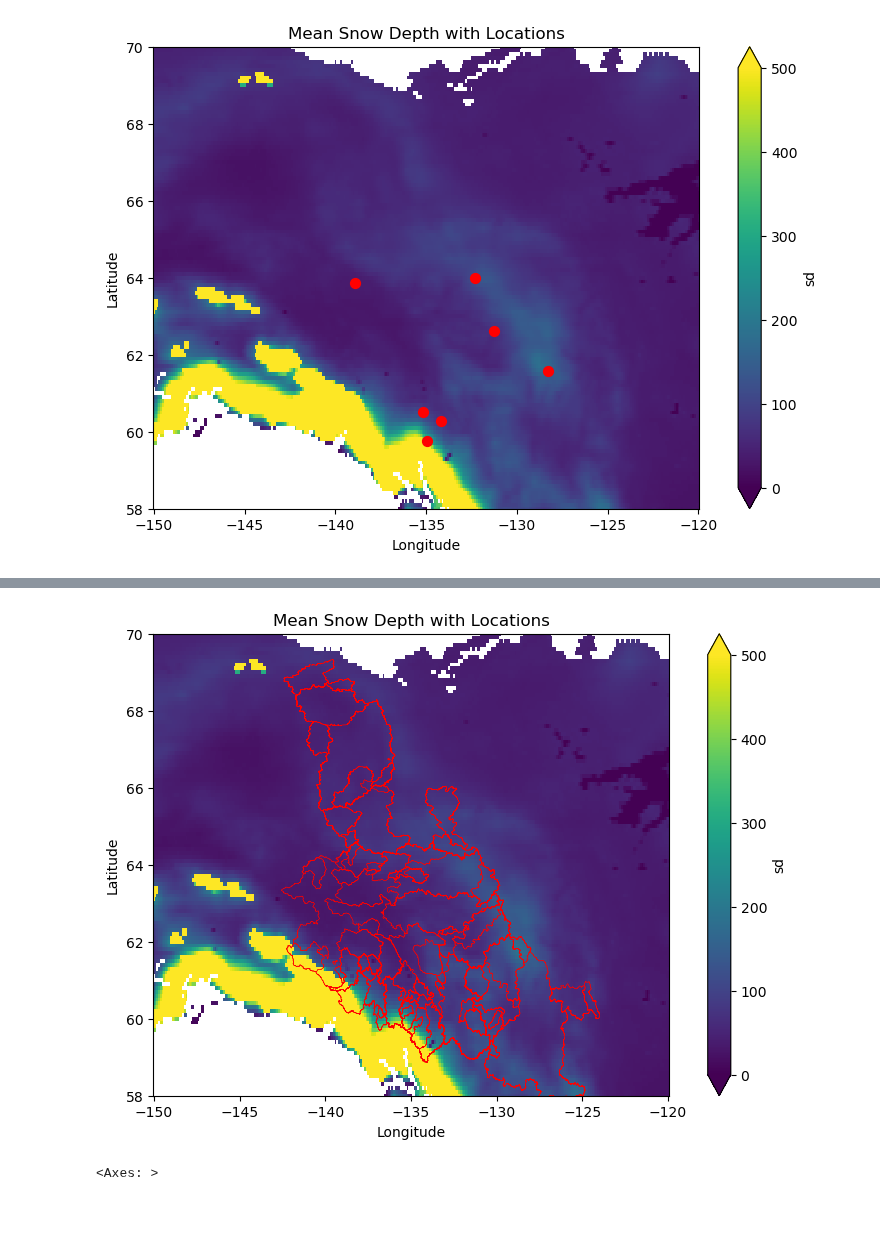
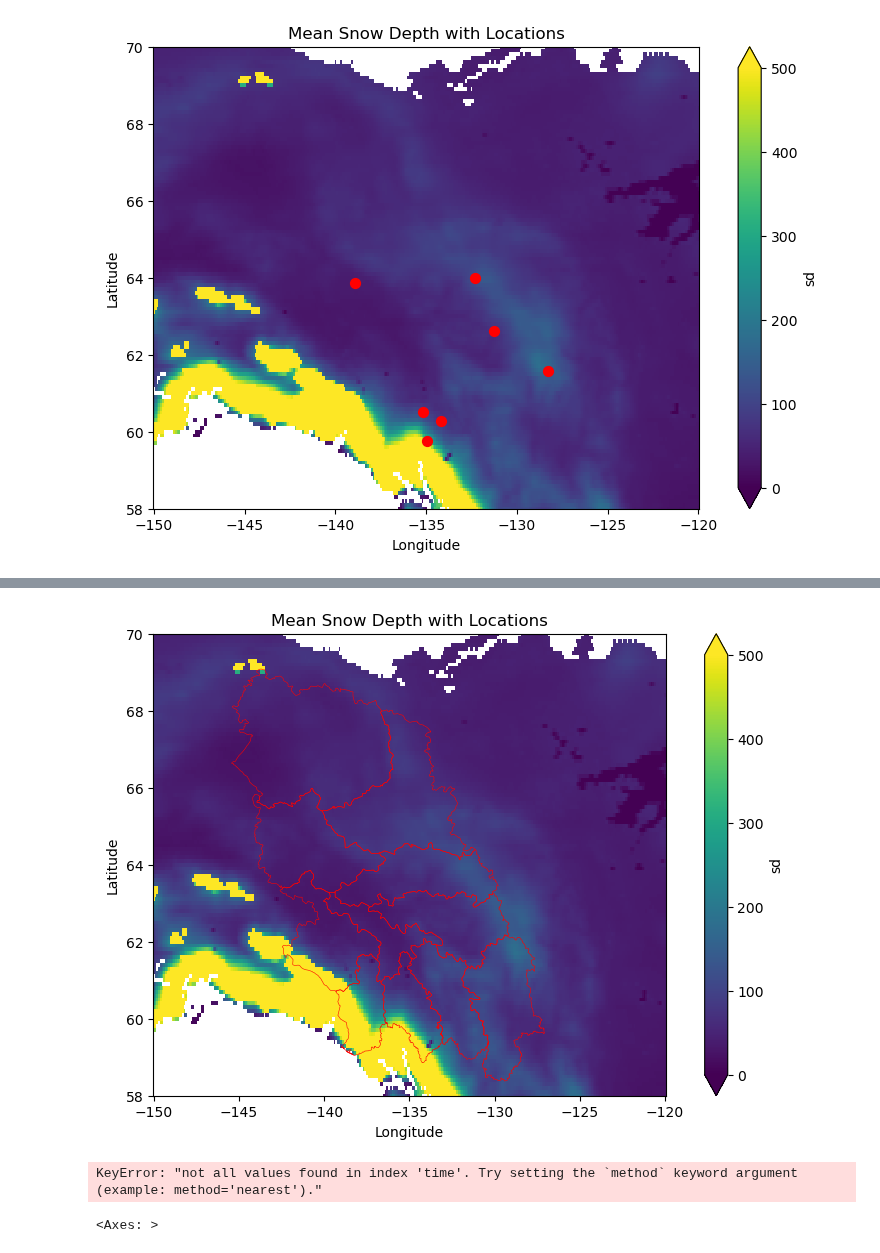
Before and after one commit to YukonWRB/YGwater, a Jupyter notebook: dev/era5/era5_main.ipynb, the cells around one changed output, grey strips where cells are left out. Drawn from its saved outputs; the diff is of its cells as text; code cells hidden in the pictures; blank space fills up the shorter version.

```diff
--- a/dev/era5/era5_main.ipynb
+++ b/dev/era5/era5_main.ipynb
@@ -399,7 +354,7 @@ for i, ts_id in enumerate(ts_ids):
     # Add location annotation
     ax.text(0.01, 0.95, loc_name, transform=ax.transAxes, fontsize=10, verticalalignment='top', horizontalalignment='left')
 
-    ax.set_xlim(pd.Timestamp("2000-01-01"), pd.Timestamp("2023-01-01"))
+    ax.set_xlim(pd.Timestamp("2000-01-01"), pd.Timestamp("2025-01-01"))
     ax.grid(True, linestyle='--', alpha=0.5)
 
 # Add a single legend at the bottom
@@ -607,7 +535,7 @@ results_table["doy"] = results_table.datetime.dt.dayofyear
 include_columns = ["error","doy","datum","x","y"]
 
 # Perform KMeans clustering on the 'doy' column
-kmeans = KMeans(n_clusters=4, random_state=42)
+kmeans = KMeans(n_clusters=5, random_state=42)
 results_table['cluster'] = kmeans.fit_predict(results_table[['doy']])
 
 # Create a scatterplot matrix with hue set to the cluster
@@ -734,0 +879,16 @@ basin_avg
+# %%
+
+masks = poly_to_mask(reference_data=xda, poly=swe_basins)
+
+dti = pd.to_datetime(xda.time.values)
+
+
+df = pd.DataFrame(index=dti, columns=swe_basins.index)
+
+
+for dt in xda.time.values:
+    for key, mask in masks.items():
+        sampled_values = xda.sel(time=dt).where(mask)
+        df.loc[dt, key] = sampled_values.mean().values
+
+#df = df.astype(float)
@@ -806,19 +916,24 @@ plt.imshow(xda.sel(time=day).values + z, vmin=0, vmax=500, cmap="viridis")
-# %%
-from pyquacache.utils.spatialutils import poly_to_mask
-
-masks = poly_to_mask(reference_data=xda, poly=gdf)
 # %%
 fig, ax = plt.subplots(figsize=(10, 6))
 # Plot xda
 xda.mean(dim="time").plot(ax=ax, cmap="viridis", add_colorbar=True, vmin=0, vmax=500)
-gdf.plot(ax=ax, color="None", edgecolor="red", label='Locations', linewidth=0.4)
+swe_basins.plot(ax=ax, color="None", edgecolor="red", label='Locations', linewidth=0.4)
 
 # Add title and labels
 ax.set_title("Mean Snow Depth with Locations")
 ax.set_xlabel("Longitude")
 ax.set_ylabel("Latitude")
 
 ax.set_ylim(58, 70)
 plt.show()
+
+
+df = pd.DataFrame(index=xda.time.values, columns=gdf.index)
+for dt in xda.time.values:
+    for key, mask in masks.items():
+        sampled_values = xda.sel(time=dt).where(mask)
+        df.loc[dt, key] = sampled_values.mean().values
+df = df.astype(float)
 # %% [output]
-[figure, old version]
+[figure, new version]
+KeyError: "not all values found in index 'time'. Try setting the `method` keyword argument (example: method='nearest')."
```
Also changed, not shown: parts of 54 cells of this notebook, 9 other files.
